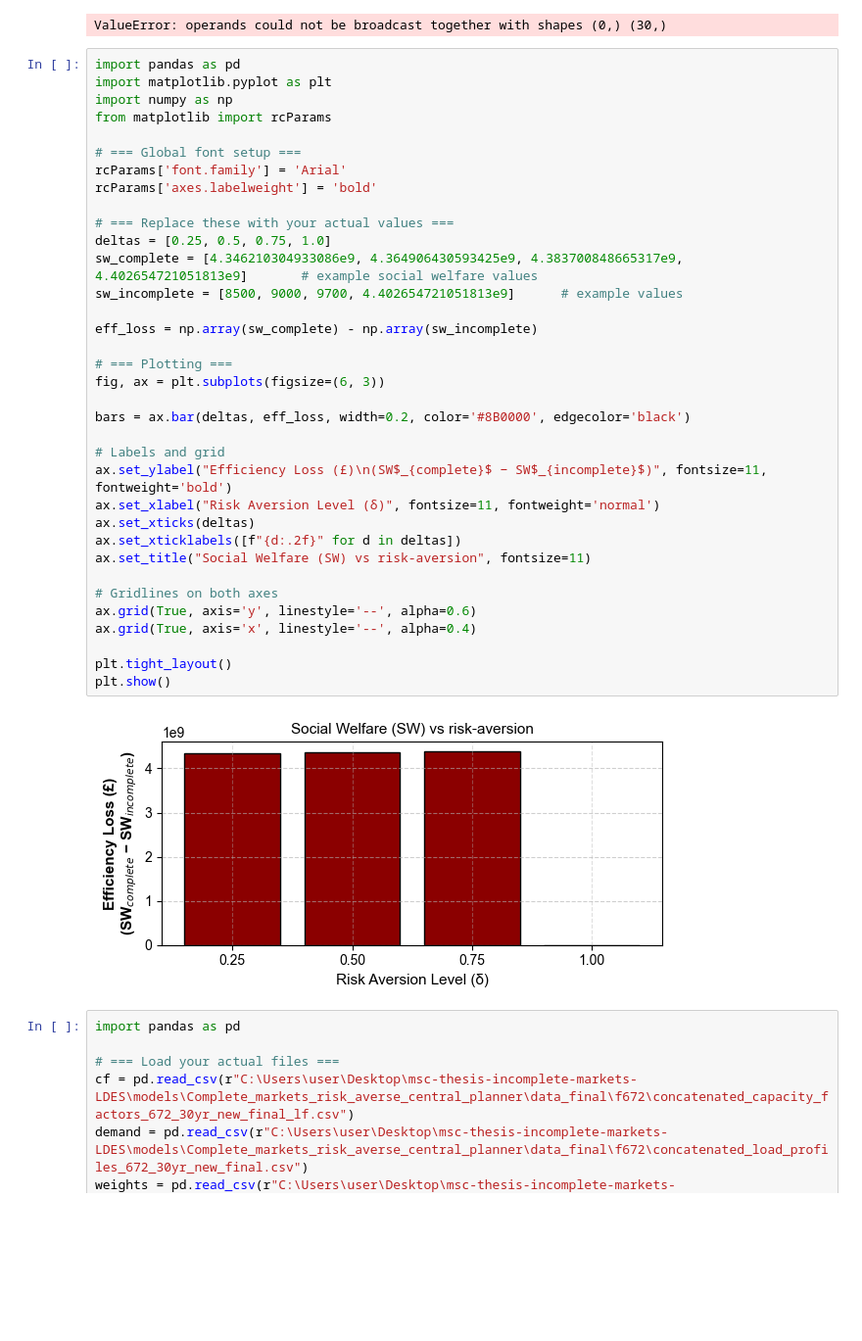
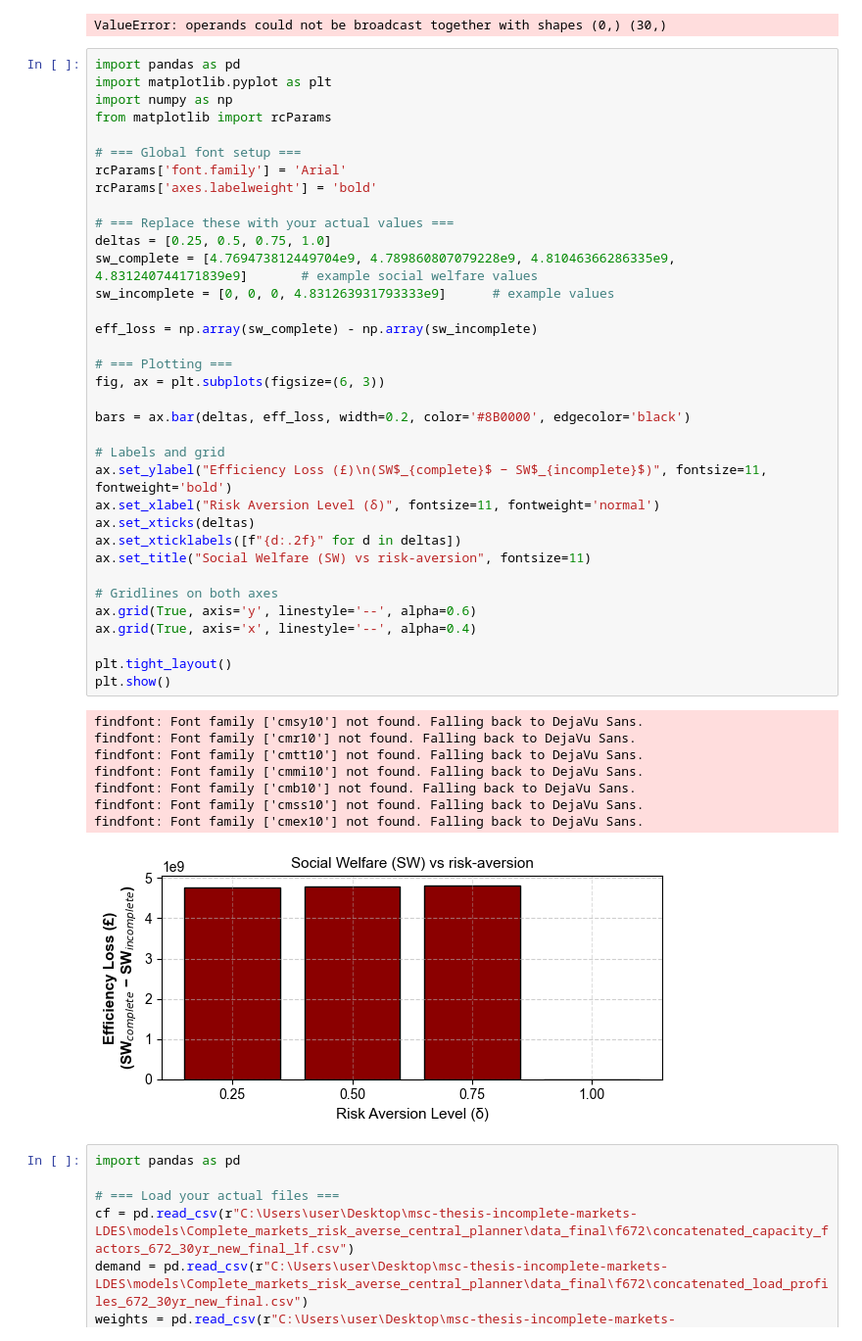
Before and after one commit to Andreas-Makrides-ICL/msc-thesis-incomplete-markets-LDES, a Jupyter notebook: models/Comparison_central_planner_ADMM/plotting_results.ipynb, the cells around one changed output. Shown at 98% size. Drawn from its saved outputs; the diff is of its cells as text; blank space fills up the shorter version.

```diff
--- a/models/Comparison_central_planner_ADMM/plotting_results.ipynb
+++ b/models/Comparison_central_planner_ADMM/plotting_results.ipynb
@@ -447,36 +447,43 @@ import numpy as np
 from matplotlib import rcParams
 
 # === Global font setup ===
 rcParams['font.family'] = 'Arial'
 rcParams['axes.labelweight'] = 'bold'
 
 # === Replace these with your actual values ===
 deltas = [0.25, 0.5, 0.75, 1.0]
-sw_complete = [4.346210304933086e9, 4.364906430593425e9, 4.383700848665317e9, 4.402654721051813e9]       # example social welfare values
-sw_incomplete = [8500, 9000, 9700, 4.402654721051813e9]      # example values
+sw_complete = [4.769473812449704e9, 4.789860807079228e9, 4.81046366286335e9, 4.831240744171839e9]       # example social welfare values
+sw_incomplete = [0, 0, 0, 4.831263931793333e9]      # example values
 
 eff_loss = np.array(sw_complete) - np.array(sw_incomplete)
 
 # === Plotting ===
 fig, ax = plt.subplots(figsize=(6, 3))
 
 bars = ax.bar(deltas, eff_loss, width=0.2, color='#8B0000', edgecolor='black')
 
 # Labels and grid
 ax.set_ylabel("Efficiency Loss (£)\n(SW$_{complete}$ − SW$_{incomplete}$)", fontsize=11, fontweight='bold')
 ax.set_xlabel("Risk Aversion Level (δ)", fontsize=11, fontweight='normal')
 ax.set_xticks(deltas)
 ax.set_xticklabels([f"{d:.2f}" for d in deltas])
 ax.set_title("Social Welfare (SW) vs risk-aversion", fontsize=11)
 
 # Gridlines on both axes
 ax.grid(True, axis='y', linestyle='--', alpha=0.6)
 ax.grid(True, axis='x', linestyle='--', alpha=0.4)
 
 plt.tight_layout()
 plt.show()
 # %% [output]
+findfont: Font family ['cmsy10'] not found. Falling back to DejaVu Sans.
+findfont: Font family ['cmr10'] not found. Falling back to DejaVu Sans.
+findfont: Font family ['cmtt10'] not found. Falling back to DejaVu Sans.
+findfont: Font family ['cmmi10'] not found. Falling back to DejaVu Sans.
+findfont: Font family ['cmb10'] not found. Falling back to DejaVu Sans.
+findfont: Font family ['cmss10'] not found. Falling back to DejaVu Sans.
+findfont: Font family ['cmex10'] not found. Falling back to DejaVu Sans.
-[figure, old version]
+[figure, new version]
 # %%
 import pandas as pd
 
```
Also changed, not shown: parts of 2 cells of this notebook.
